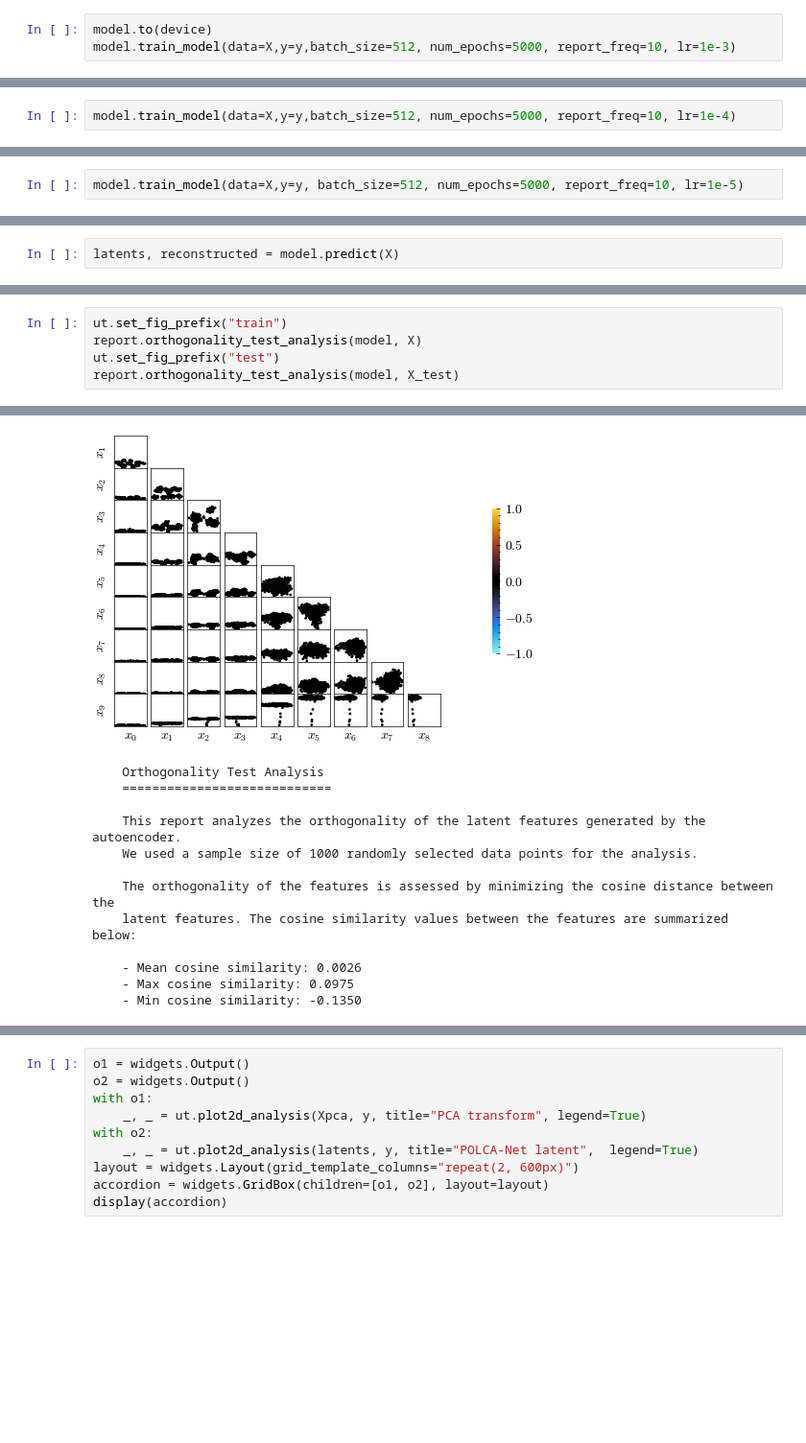
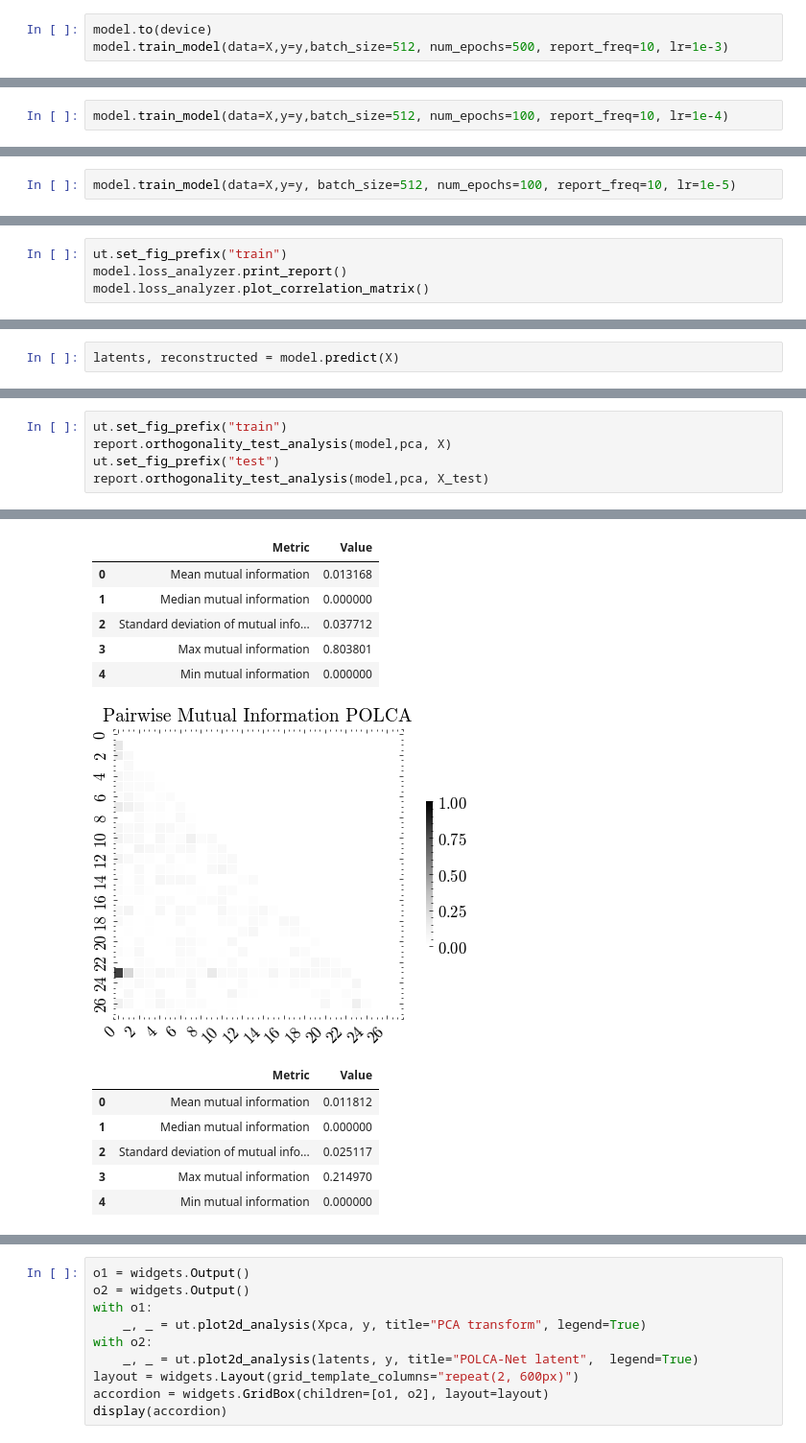
Before and after one commit to jamartinh/polcanet, a Jupyter notebook: examples/notebooks/mnist_dataset.ipynb, the cells around one changed output, grey strips where cells are left out. Shown at 96% size. Saved outputs shown, nothing was run; the diff lists cells and outputs as text; blank space fills up the shorter version.

```diff
--- a/examples/notebooks/mnist_dataset.ipynb
+++ b/examples/notebooks/mnist_dataset.ipynb
@@ -170,4 +170,4 @@ Estimated Total Size (MB): 5.33
 # %%
 model.to(device)
-model.train_model(data=X,y=y,batch_size=512, num_epochs=5000, report_freq=10, lr=1e-3)
+model.train_model(data=X,y=y,batch_size=512, num_epochs=500, report_freq=10, lr=1e-3)
 # %% [output]
@@ -182,3 +180,3 @@ np.float64(0.011438572550413468)
 # %%
-model.train_model(data=X,y=y,batch_size=512, num_epochs=5000, report_freq=10, lr=1e-4)
+model.train_model(data=X,y=y,batch_size=512, num_epochs=100, report_freq=10, lr=1e-4)
 # %% [output]
@@ -193,3 +189,3 @@ np.float64(0.006815331356631497)
 # %%
-model.train_model(data=X,y=y, batch_size=512, num_epochs=5000, report_freq=10, lr=1e-5)
+model.train_model(data=X,y=y, batch_size=512, num_epochs=100, report_freq=10, lr=1e-5)
 # %% [output]
@@ -204,2 +198,6 @@ np.float64(0.006286538111330089)
 # %% [markdown]
 ## Evaluate results
+# %%
+ut.set_fig_prefix("train")
+model.loss_analyzer.print_report()
+model.loss_analyzer.plot_correlation_matrix()
@@ -235,6 +248,6 @@ ut.plot_reconstruction_comparison(model,pca,images,cmap="gray",nrow=5)
 # %%
 ut.set_fig_prefix("train")
-report.orthogonality_test_analysis(model, X)
+report.orthogonality_test_analysis(model,pca, X)
 ut.set_fig_prefix("test")
-report.orthogonality_test_analysis(model, X_test)
+report.orthogonality_test_analysis(model,pca, X_test)
 # %% [output]
@@ -254,13 +261,13 @@ report.orthogonality_test_analysis(model, X_test)
+|  | Metric | Value |
+| 0 | Mean mutual information | 0.013168 |
+| 1 | Median mutual information | 0.000000 |
+| 2 | Standard deviation of mutual info... | 0.037712 |
+| 3 | Max mutual information | 0.803801 |
+| 4 | Min mutual information | 0.000000 |
-[figure, old version]
+[figure, new version]
-    Orthogonality Test Analysis
-    ============================
-
-    This report analyzes the orthogonality of the latent features generated by the autoencoder.
-    We used a sample size of 1000 randomly selected data points for the analysis.
-
-    The orthogonality of the features is assessed by minimizing the cosine distance between the
-    latent features. The cosine similarity values between the features are summarized below:
-
-    - Mean cosine similarity: 0.0026
-    - Max cosine similarity: 0.0975
-    - Min cosine similarity: -0.1350
+|  | Metric | Value |
+| 0 | Mean mutual information | 0.011812 |
+| 1 | Median mutual information | 0.000000 |
+| 2 | Standard deviation of mutual info... | 0.025117 |
+| 3 | Max mutual information | 0.214970 |
+| 4 | Min mutual information | 0.000000 |
```
Also changed, not shown: parts of 20 cells of this notebook, 12 other files.
